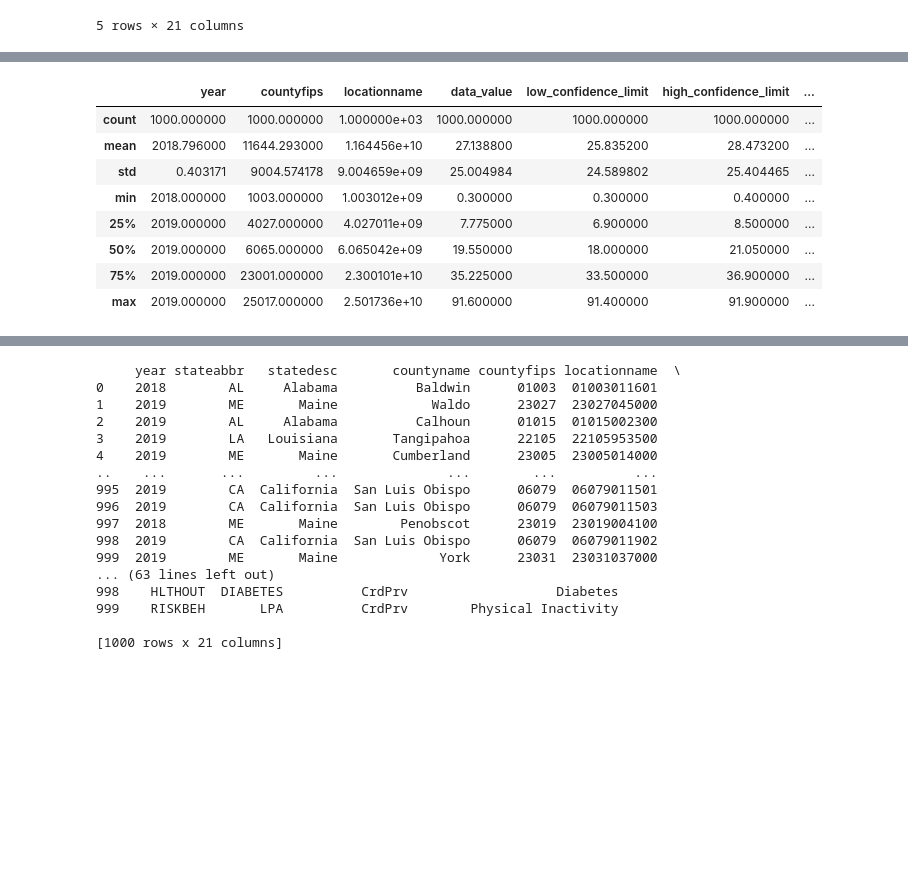
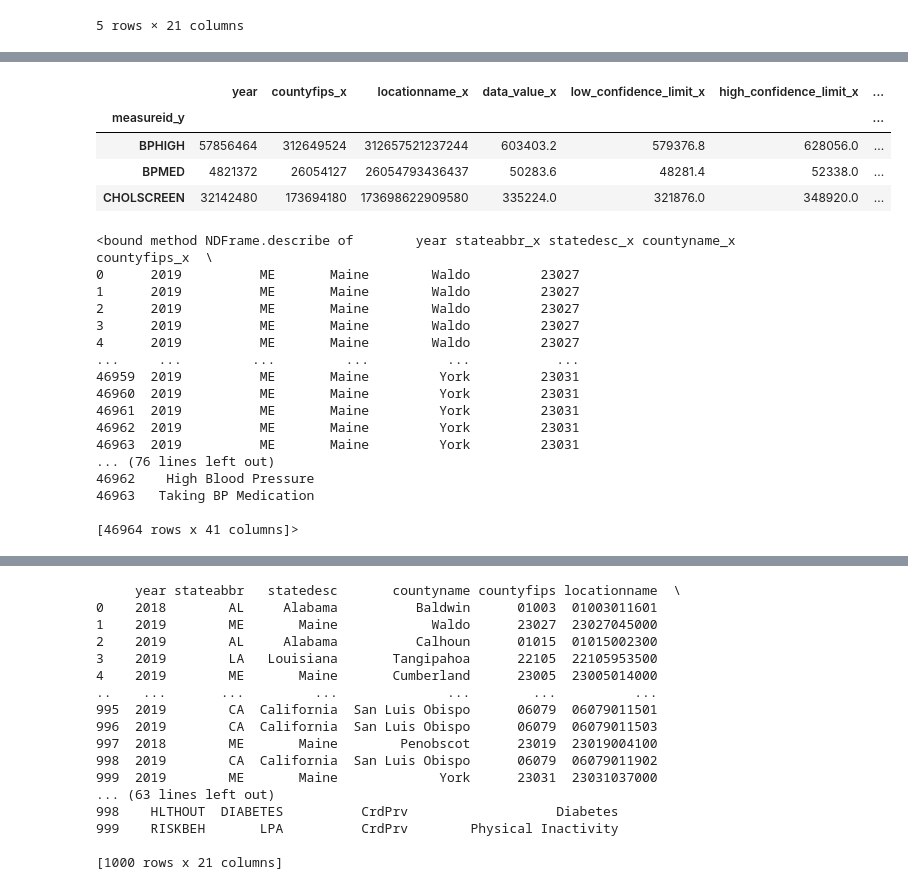
Before and after one commit to najdawi11/American-Health-and-Wellness-Dashboard, a Jupyter notebook: Application/overviewData.ipynb, the cells around one changed output, grey strips where cells are left out. Drawn from its saved outputs; the diff is of its cells as text; code cells hidden in the pictures; blank space fills up the shorter version.

```diff
--- a/Application/overviewData.ipynb
+++ b/Application/overviewData.ipynb
@@ -80,0 +99,2 @@ d2.agg
+# %%
+merged_data=pd.merge(d1,d2,on="year")
@@ -81,12 +108,31 @@ d2.agg
+# %%
+y=merged_data.groupby(["measureid_y"])
+# %%
+y_avg=y.sum()
+y_avg
+# %% [output]
+|  | year | countyfips_x | locationname_x | data_value_x | low_confidence_limit_x | high_confidence_limit_x | ... |
+| measureid_y |  |  |  |  |  |  | ... |
+| BPHIGH | 57856464 | 312649524 | 312657521237244 | 603403.2 | 579376.8 | 628056.0 | ... |
+| BPMED | 4821372 | 26054127 | 26054793436437 | 50283.6 | 48281.4 | 52338.0 | ... |
+| CHOLSCREEN | 32142480 | 173694180 | 173698622909580 | 335224.0 | 321876.0 | 348920.0 | ... |
 # %%
-d1.describe()
+merged_data.describe
 # %% [output]
-|  | year | countyfips | locationname | data_value | low_confidence_limit | high_confidence_limit | ... |
-| count | 1000.000000 | 1000.000000 | 1.000000e+03 | 1000.000000 | 1000.000000 | 1000.000000 | ... |
-| mean | 2018.796000 | 11644.293000 | 1.164456e+10 | 27.138800 | 25.835200 | 28.473200 | ... |
-| std | 0.403171 | 9004.574178 | 9.004659e+09 | 25.004984 | 24.589802 | 25.404465 | ... |
-| min | 2018.000000 | 1003.000000 | 1.003012e+09 | 0.300000 | 0.300000 | 0.400000 | ... |
-| 25% | 2019.000000 | 4027.000000 | 4.027011e+09 | 7.775000 | 6.900000 | 8.500000 | ... |
-| 50% | 2019.000000 | 6065.000000 | 6.065042e+09 | 19.550000 | 18.000000 | 21.050000 | ... |
-| 75% | 2019.000000 | 23001.000000 | 2.300101e+10 | 35.225000 | 33.500000 | 36.900000 | ... |
-| max | 2019.000000 | 25017.000000 | 2.501736e+10 | 91.600000 | 91.400000 | 91.900000 | ... |
+<bound method NDFrame.describe of        year stateabbr_x statedesc_x countyname_x  countyfips_x  \
+0      2019          ME       Maine        Waldo         23027
+1      2019          ME       Maine        Waldo         23027
+2      2019          ME       Maine        Waldo         23027
+3      2019          ME       Maine        Waldo         23027
+4      2019          ME       Maine        Waldo         23027
+...     ...         ...         ...          ...           ...
+46959  2019          ME       Maine         York         23031
+46960  2019          ME       Maine         York         23031
+46961  2019          ME       Maine         York         23031
+46962  2019          ME       Maine         York         23031
+46963  2019          ME       Maine         York         23031
+... (76 lines left out)
+46962    High Blood Pressure
+46963   Taking BP Medication
+
+[46964 rows x 41 columns]>
```
Also changed, not shown: parts of 6 cells of this notebook, 2 other files.
